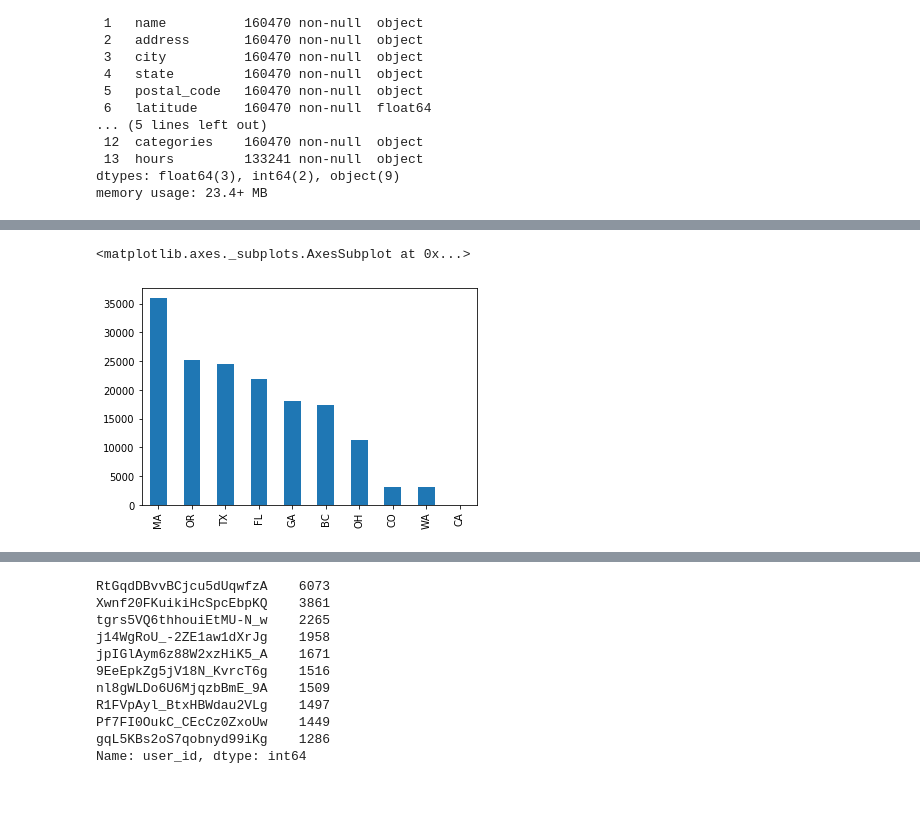
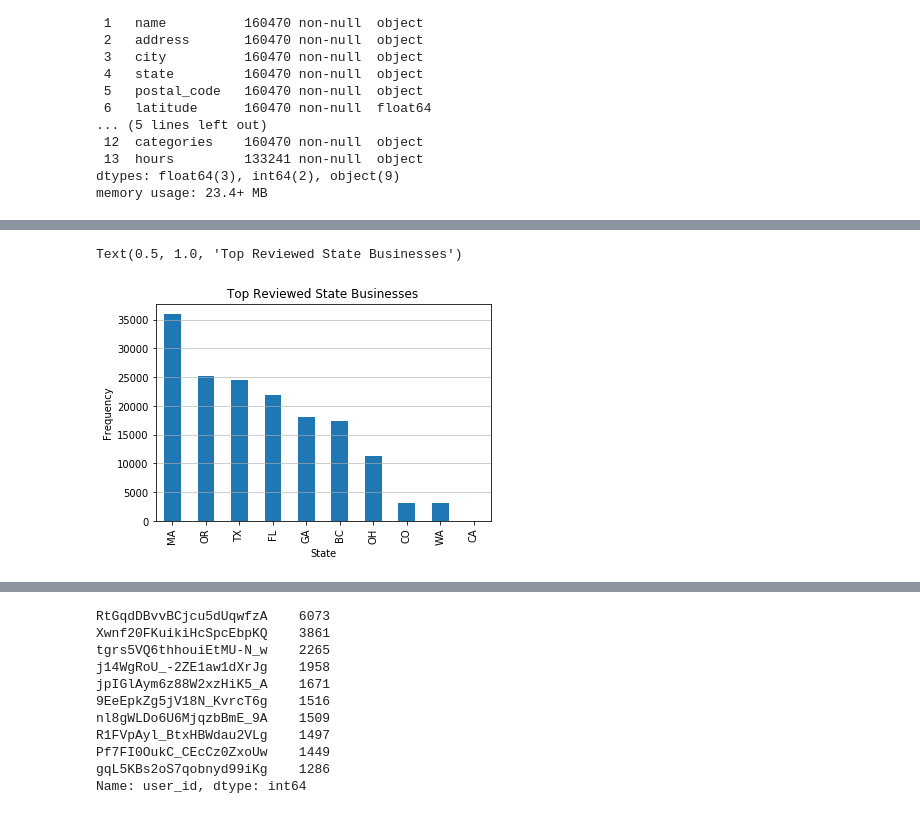
Before and after one commit to zhyde23/Capstone_Rec_Systems, a Jupyter notebook: capstone-rec-system.ipynb, the cells around one changed output, grey strips where cells are left out. Drawn from its saved outputs; the diff is of its cells as text; code cells hidden in the pictures.

```diff
--- a/capstone-rec-system.ipynb
+++ b/capstone-rec-system.ipynb
@@ -179,7 +183,11 @@ df1['review_count'].value_counts().hist()
 # %%
 # Majority of ratings are only within 9 states
 df1['state'].value_counts()[:10].plot(kind='bar')
+plt.grid(axis='y', alpha=0.75)
+plt.xlabel('State')
+plt.ylabel('Frequency')
+plt.title('Top Reviewed State Businesses')
 # %% [output]
-<matplotlib.axes._subplots.AxesSubplot at 0x...>
+Text(0.5, 1.0, 'Top Reviewed State Businesses')
-[figure, old version]
+[figure, new version]
 # %%
```
Also changed, not shown: parts of 52 cells of this notebook.
